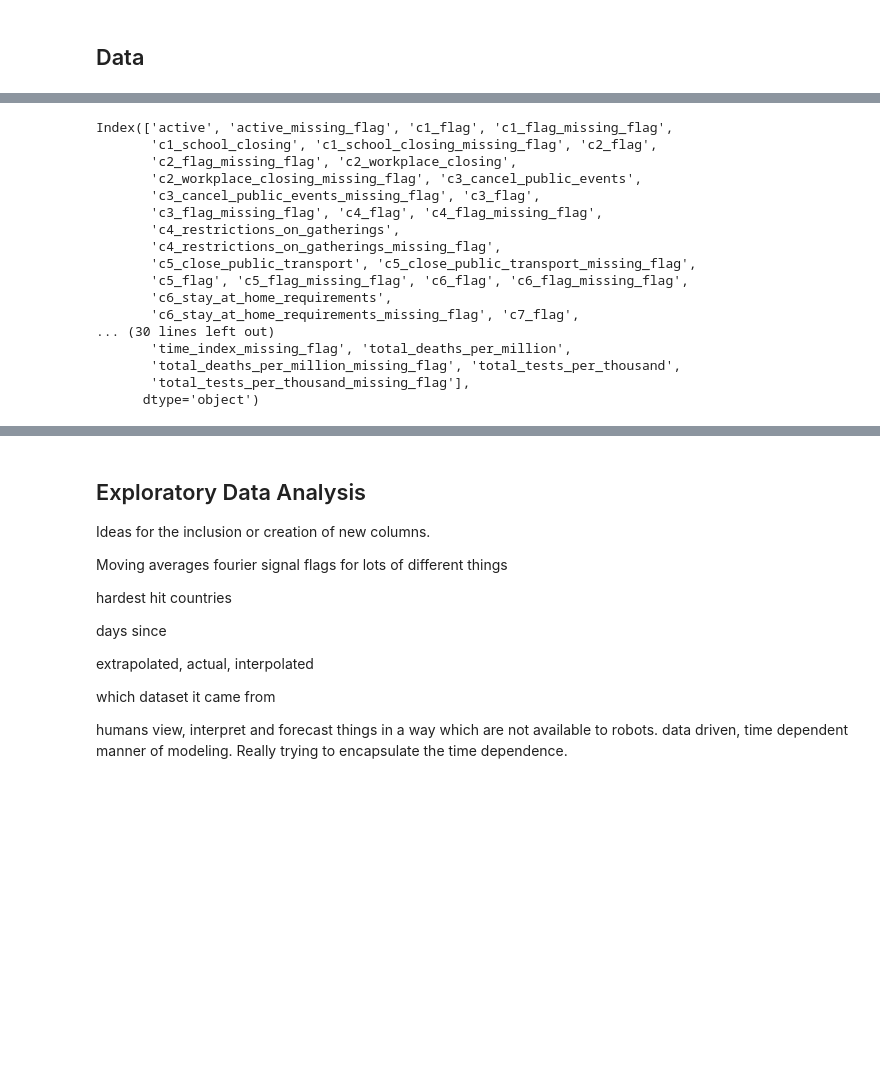
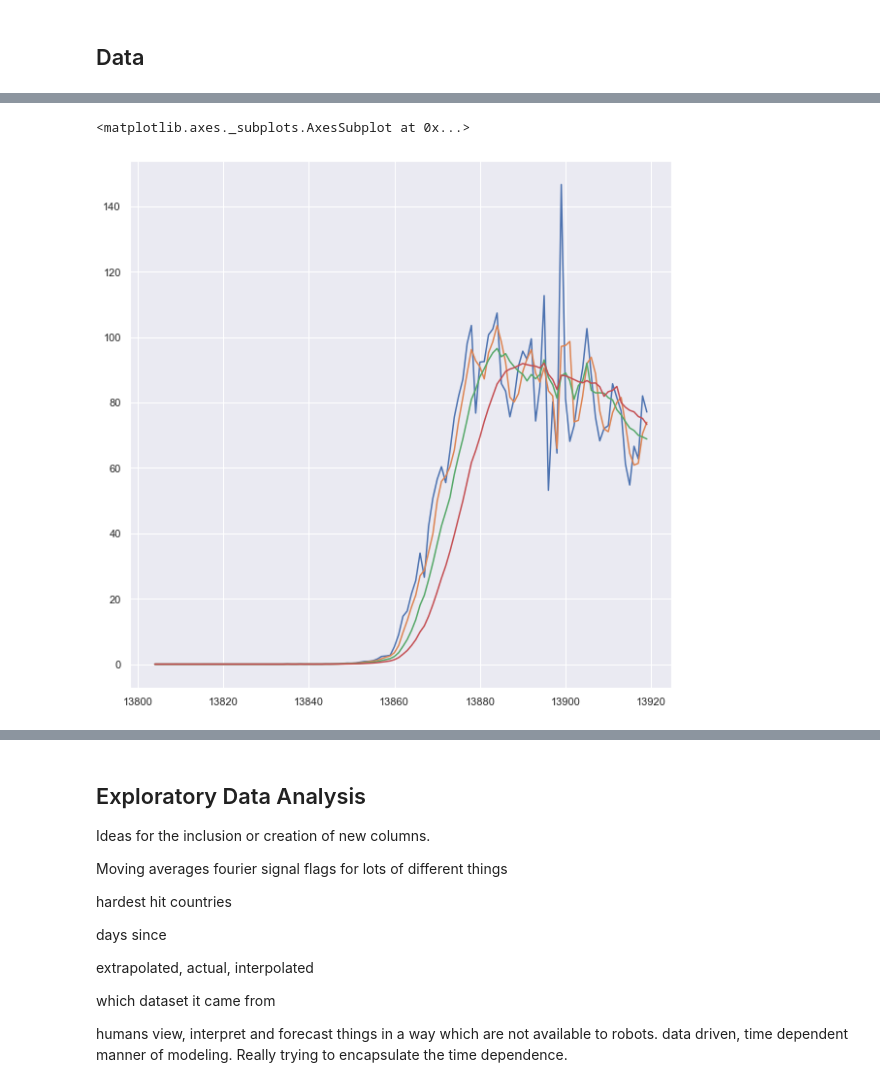
Before and after one commit to mgudorf/datsci, a Jupyter notebook: capstone2/COVID data story.ipynb, the cells around one changed output, grey strips where cells are left out. Drawn from its saved outputs; the diff is of its cells as text; code cells hidden in the pictures; blank space fills up the shorter version.

```diff
--- a/capstone2/COVID data story.ipynb
+++ b/capstone2/COVID data story.ipynb
@@ -81,22 +155,0 @@ flag_columns = data.columns[data.columns.str.contains('flag')]
-# %%
-# features = data.iloc[:,2:].columns.difference(flag_columns.tolist() + ['tests_units', 'time_index', 'days_since','population'])
-features = data.columns.difference(['date','location','tests_units', 'time_index', 'days_since','population'])
-features
-# %% [output]
-Index(['active', 'active_missing_flag', 'c1_flag', 'c1_flag_missing_flag',
-       'c1_school_closing', 'c1_school_closing_missing_flag', 'c2_flag',
-       'c2_flag_missing_flag', 'c2_workplace_closing',
-       'c2_workplace_closing_missing_flag', 'c3_cancel_public_events',
-       'c3_cancel_public_events_missing_flag', 'c3_flag',
-       'c3_flag_missing_flag', 'c4_flag', 'c4_flag_missing_flag',
-       'c4_restrictions_on_gatherings',
-       'c4_restrictions_on_gatherings_missing_flag',
-       'c5_close_public_transport', 'c5_close_public_transport_missing_flag',
-       'c5_flag', 'c5_flag_missing_flag', 'c6_flag', 'c6_flag_missing_flag',
-       'c6_stay_at_home_requirements',
-       'c6_stay_at_home_requirements_missing_flag', 'c7_flag',
-... (30 lines left out)
-       'time_index_missing_flag', 'total_deaths_per_million',
-       'total_deaths_per_million_missing_flag', 'total_tests_per_thousand',
-       'total_tests_per_thousand_missing_flag'],
-      dtype='object')
@@ -109 +178,6 @@ new_feature_df_list = append_rolling_values(datatmp, features, roll_widths)
+# %%
+df[df.location=='United States'].loc[:, df.columns[df.columns.str.contains('new_cases')]].plot(legend=False, figsize=(10,10))
+# %% [output]
+<matplotlib.axes._subplots.AxesSubplot at 0x...>
+[figure, added]
 # %%
```
Also changed, not shown: parts of 15 cells of this notebook, 12 other files.
